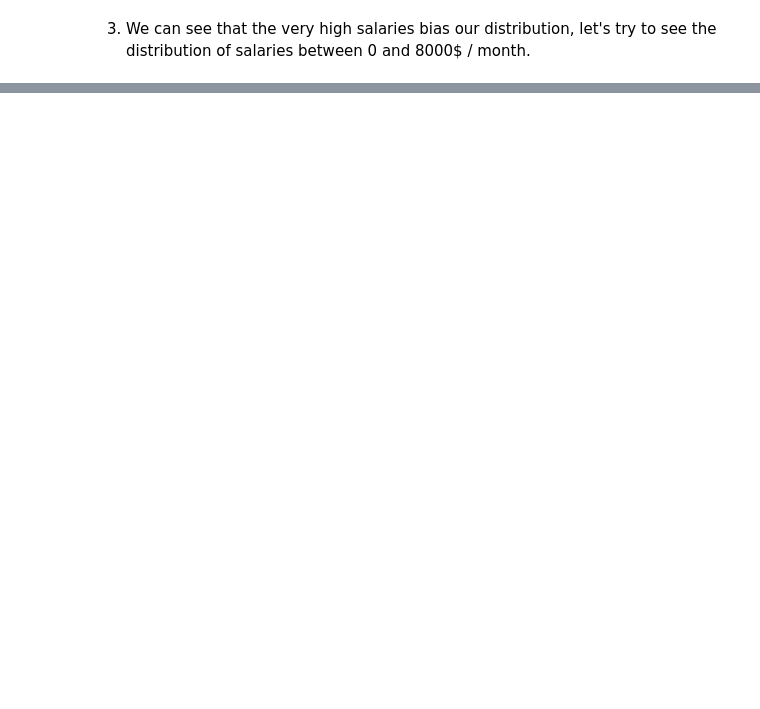
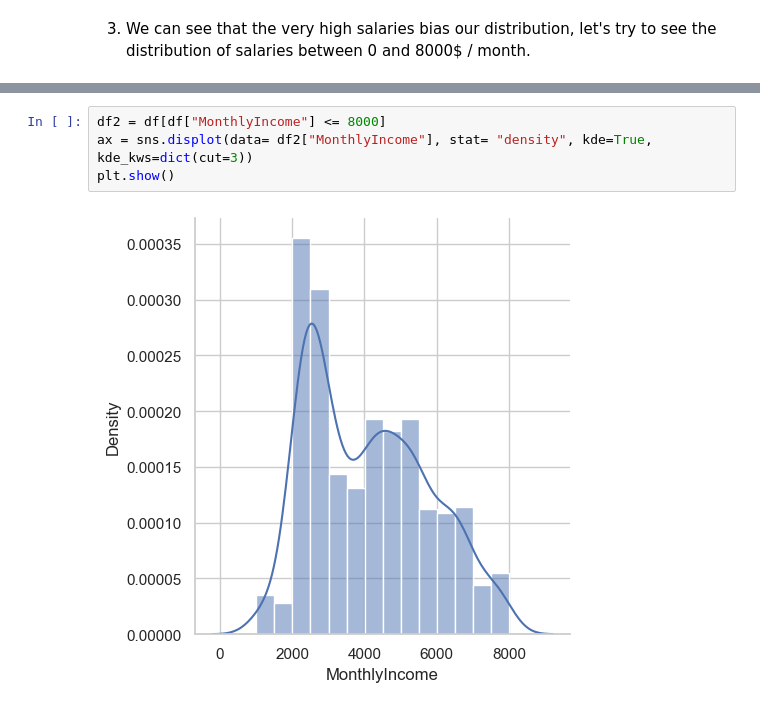
Before and after one commit to aevlkm/eda, a Jupyter notebook: 02_EDA/01d-Distribution.ipynb, the cells around one changed output, grey strips where cells are left out. Saved outputs shown, nothing was run; the diff lists cells and outputs as text; blank space fills up the shorter version.

```diff
--- a/02_EDA/01d-Distribution.ipynb
+++ b/02_EDA/01d-Distribution.ipynb
@@ -18,0 +57,6 @@ Let's continue on *ibm_hr_attrition.csv*
+# %%
+df2 = df[df["MonthlyIncome"] <= 8000]
+ax = sns.displot(data= df2["MonthlyIncome"], stat= "density", kde=True, kde_kws=dict(cut=3))
+plt.show()
+# %% [output]
+[figure, added]
```
Also changed, not shown: parts of 6 cells of this notebook, 1 other file.
